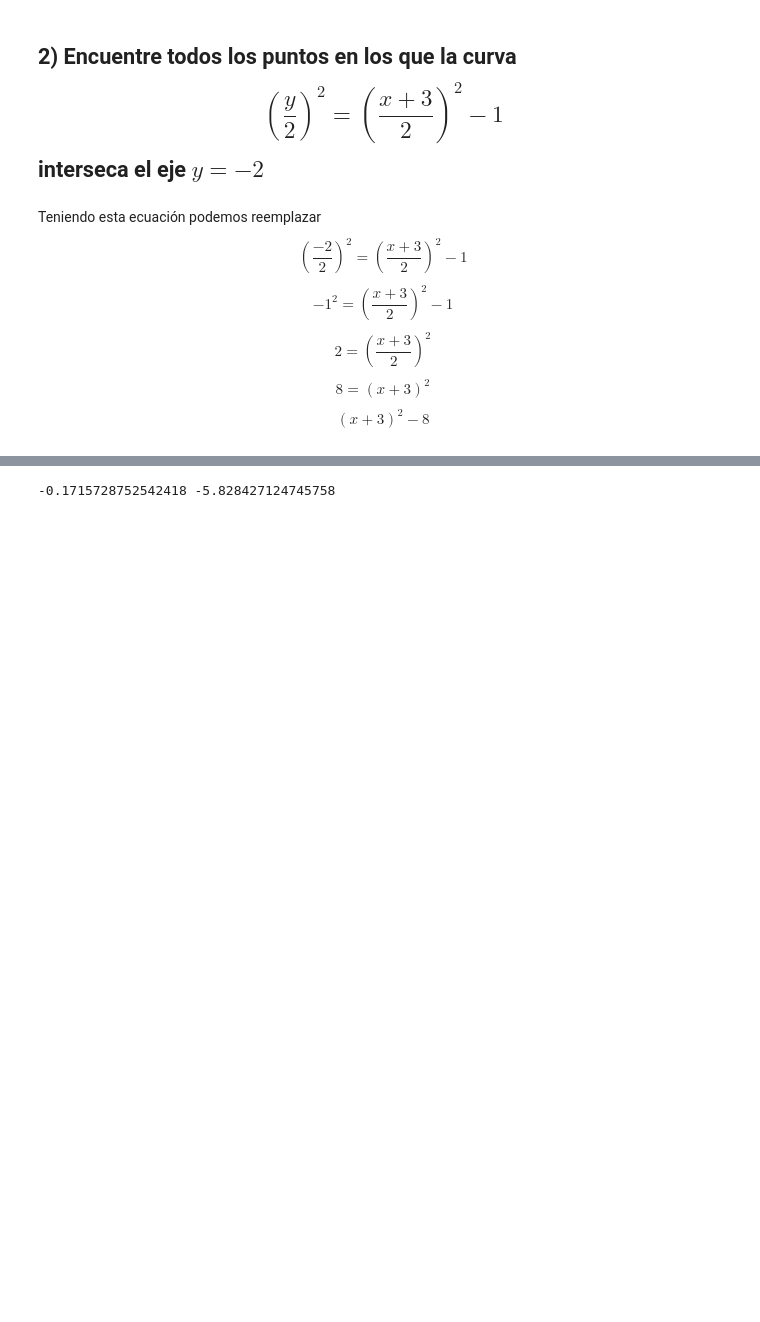
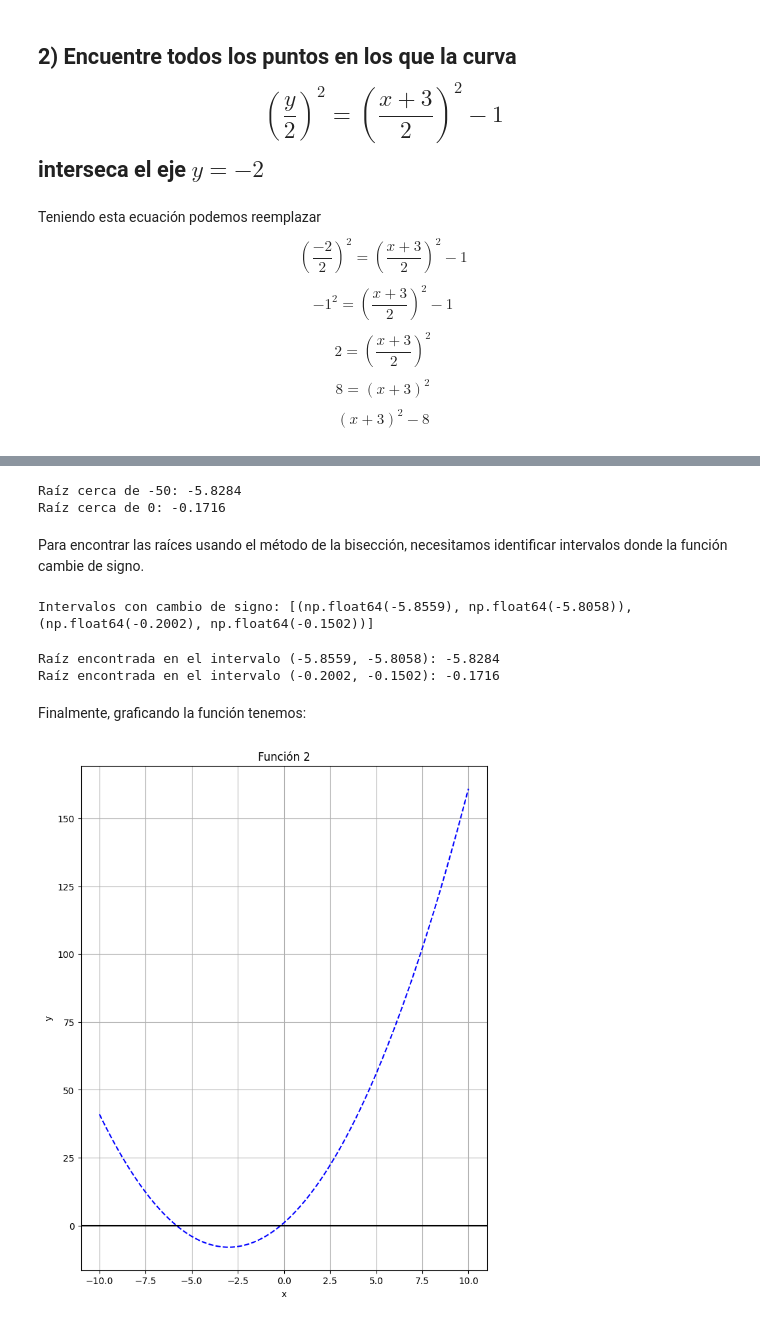
Before and after one commit to Dalzsfn/Taller2, a Jupyter notebook: Taller2.ipynb, the cells around one changed output, grey strips where cells are left out. Cells and saved outputs as stored; diff of their text form; code cells hidden in the pictures; blank space fills up the shorter version.

```diff
--- a/Taller2.ipynb
+++ b/Taller2.ipynb
@@ -87,0 +90,6 @@ Con esta nueva función, al encontrar las raices nos dará los puntos en los que
+# %%
+def g(x):
+    return  (x + 3)**2 - 8
+
+def gprime(x):
+    return 2*(x + 3)
@@ -88,21 +98,55 @@ Con esta nueva función, al encontrar las raices nos dará los puntos en los que
+# %%
+raices_newton = []
+estimaciones = [-50, -40, -30- 20, -10, 0]
+for valor in estimaciones:
+    try:
+        raiz_newton = newton(g, valor, gprime)
+        raiz_newton = round(raiz_newton, 4)
+        if raiz_newton not in raices_newton:
+            raices_newton.append(raiz_newton)
+            print(f'Raíz cerca de {valor}: {raiz_newton}')
+            continue
+    except RuntimeError:
+        print(f'No se encontró raíz con Newton cerca de {valor}')
+# %% [output]
+Raíz cerca de -50: -5.8284
+Raíz cerca de 0: -0.1716
+# %% [markdown]
+Para encontrar las raíces usando el método de la bisección, necesitamos identificar intervalos donde la función cambie de signo.
+# %%
+x = np.linspace(-50, 0, 1000)
+cambios = []
+
+for i in range(len(x)-1):
+    if g(x[i]) * g(x[i+1]) < 0:
+        cambios.append((round(x[i],4), round(x[i+1],4)))
+
+print("Intervalos con cambio de signo:", cambios)
+# %% [output]
+Intervalos con cambio de signo: [(np.float64(-5.8559), np.float64(-5.8058)), (np.float64(-0.2002), np.float64(-0.1502))]
 # %%
-import math
-
-def g(x): return (x+3)**2 - 8
-def dg(x): return 2*(x+3)
-
-# Bisección (intervalos que aíslan las raíces)
-def biseccion(f,a,b,tol=1e-12):
-    if f(a)*f(b) > 0: raise ValueError("No hay cambio de signo")
-    while (b-a)/2 > tol:
-        c = (a+b)/2
-        if f(c) == 0: return c
-        if f(a)*f(c) < 0: b = c
-        else: a = c
-    return (a+b)/2
-
-r1 = biseccion(g, -1, 0)    # cerca de -0.1716
-r2 = biseccion(g, -6, -5)   # cerca de -5.8284
-print(r1, r2)
+raices_bisect = []
+for a,b in cambios:
+    raiz_bisect = bisect(g, a, b)
+    raiz_bisect = round(raiz_bisect, 4)
+    if raiz_bisect not in raices_bisect:
+        raices_bisect.append(raiz_bisect)
+        print(f'Raíz encontrada en el intervalo ({a}, {b}): {raiz_bisect}')
 # %% [output]
--0.1715728752542418 -5.828427124745758
+Raíz encontrada en el intervalo (-5.8559, -5.8058): -5.8284
+Raíz encontrada en el intervalo (-0.2002, -0.1502): -0.1716
+# %% [markdown]
+Finalmente, graficando la función tenemos:
+# %%
+x = np.linspace(-10, 10, 1000)
+y = g(x)
+plt.figure(figsize=(8,10))
+plt.plot(x, y, color='blue', linestyle='--')
+plt.title('Función 2')
+plt.xlabel('x')
+plt.ylabel('y')
+plt.axhline(0, color='black')
+plt.grid(True)
+plt.show()
+# %% [output]
+[figure, added]
```
Also changed, not shown: parts of 11 cells of this notebook.
